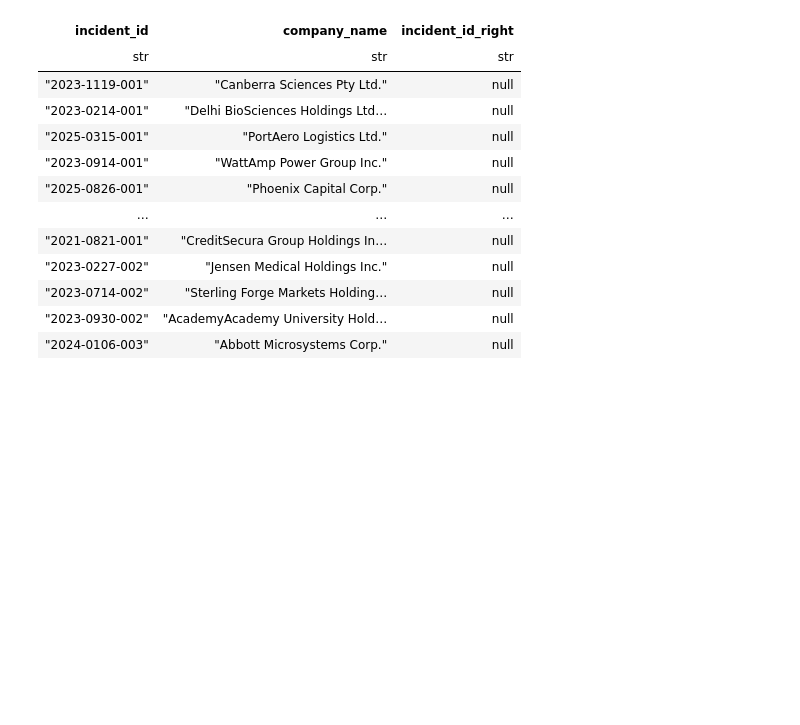
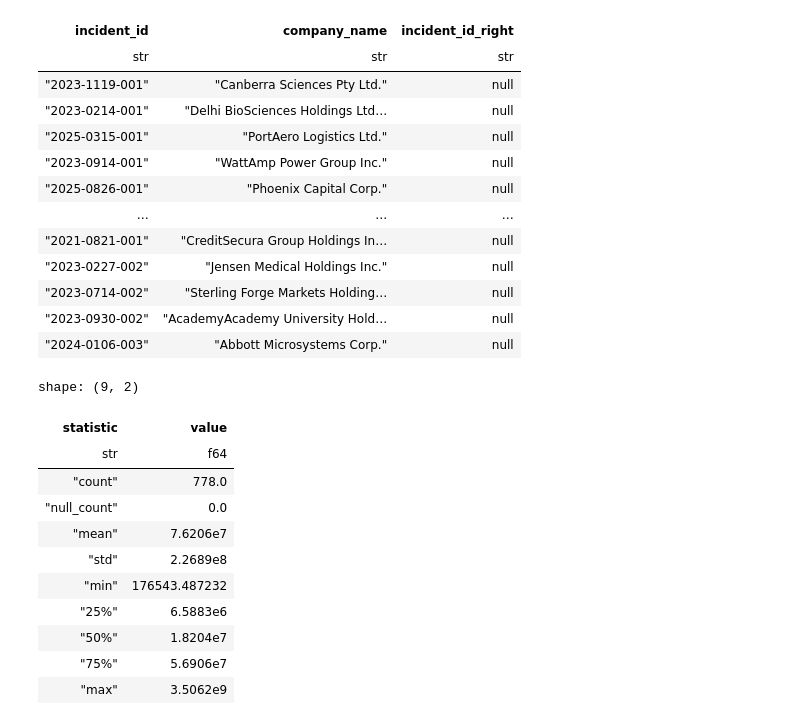
Before and after one commit to charre2021/polars_work_on_cyber_attacks, a Jupyter notebook: Cyber_Attacks_Financial_And_Market_Impact.ipynb, the cells around one changed output. Saved outputs shown, nothing was run; the diff lists cells and outputs as text; code cells hidden in the pictures; blank space fills up the shorter version.

```diff
--- a/Cyber_Attacks_Financial_And_Market_Impact.ipynb
+++ b/Cyber_Attacks_Financial_And_Market_Impact.ipynb
@@ -124,3 +124,18 @@ bounds_graph_data = fi_add_dates_and_cpis_revised.with_columns(
 ).select(["incident_date", "cpi_adjusted_total_loss", "cpi_adjusted_total_loss_lower_bound", "cpi_adjusted_total_loss_upper_bound", "cpi_adjusted_insurance_payout"])\
 .sort("incident_date")\
 .fill_null(0)
+# %%
+bounds_graph_data["cpi_adjusted_total_loss"].describe()
+# %% [output]
+shape: (9, 2)
+| statistic | value |
+| str | f64 |
+| "count" | 778.0 |
+| "null_count" | 0.0 |
+| "mean" | 7.6206e7 |
+| "std" | 2.2689e8 |
+| "min" | 176543.487232 |
+| "25%" | 6.5883e6 |
+| "50%" | 1.8204e7 |
+| "75%" | 5.6906e7 |
+| "max" | 3.5062e9 |
```
Also changed, not shown: parts of 2 cells of this notebook.
